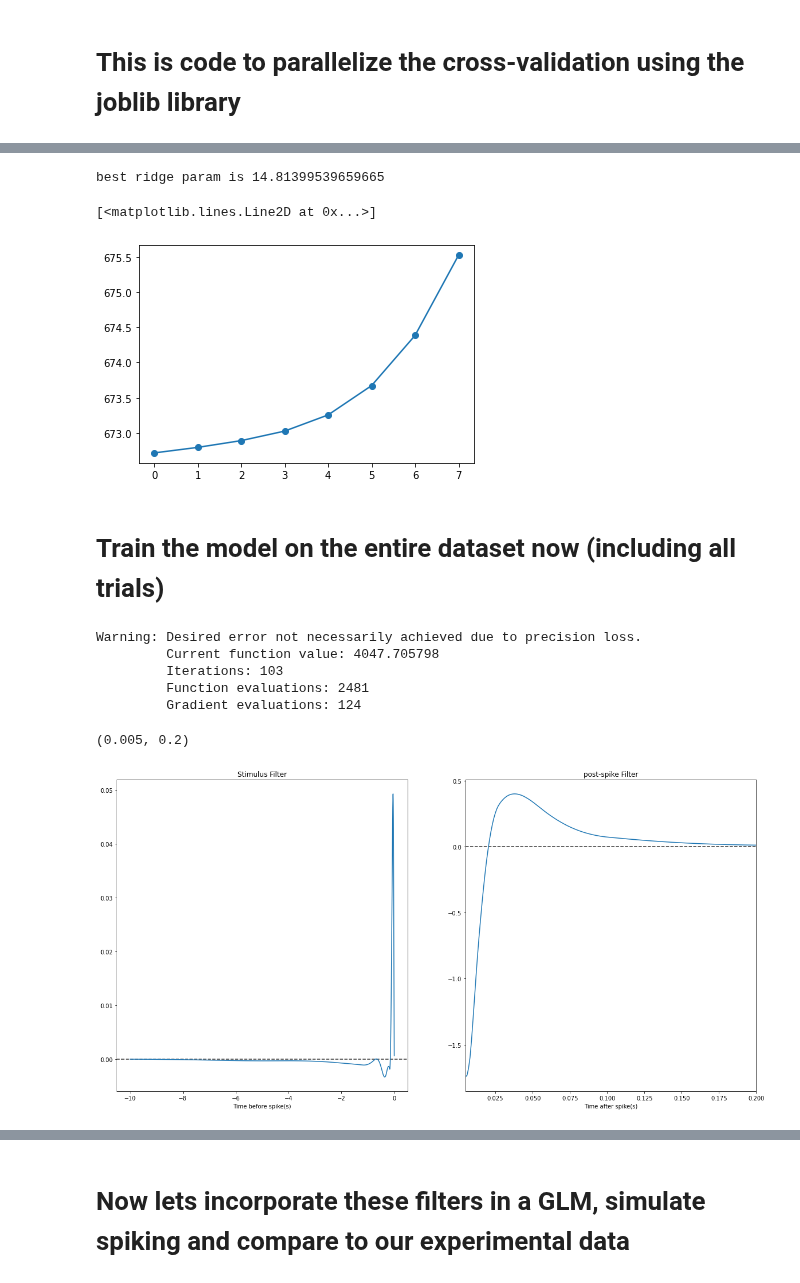
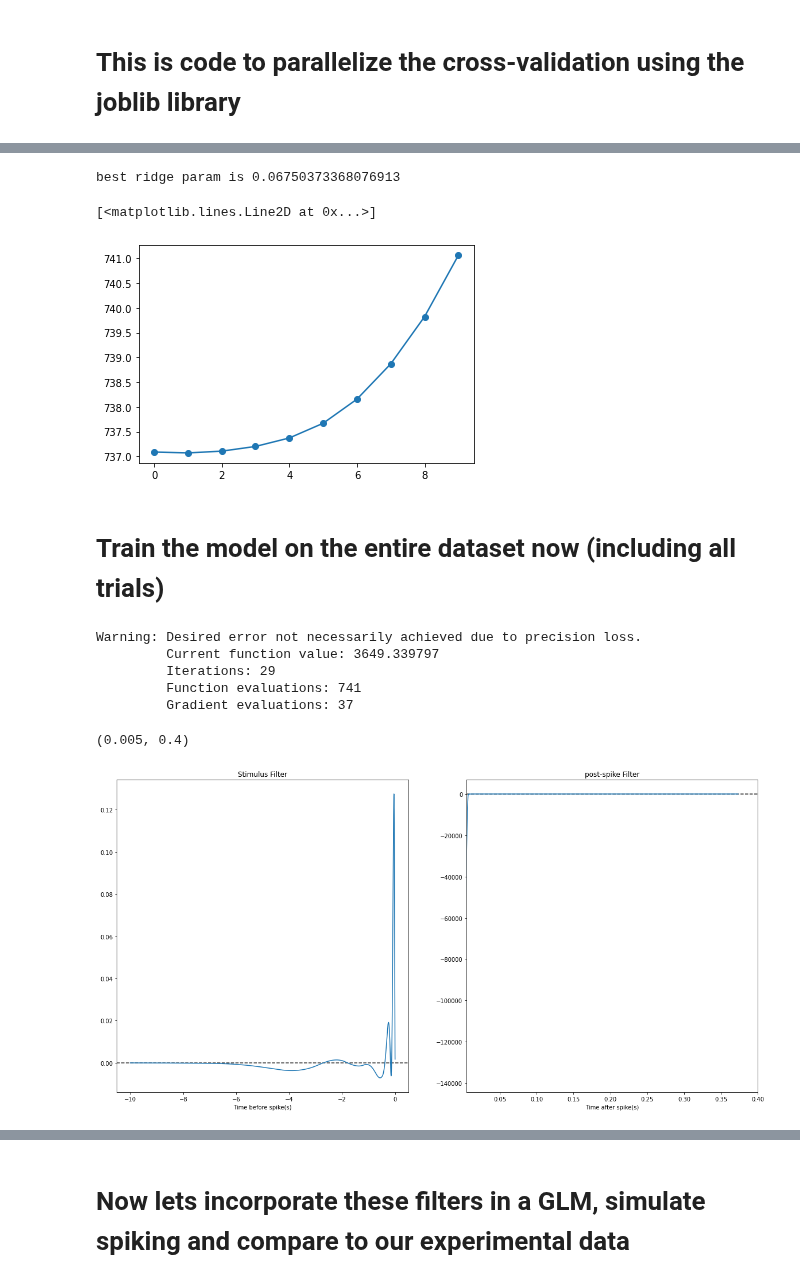
Before and after one commit to davidfox87/neuro_encoding_models, a Jupyter notebook: fitting_spike_train_tutorial.ipynb, the cells around one changed output, grey strips where cells are left out. Drawn from its saved outputs; the diff is of its cells as text; code cells hidden in the pictures.

```diff
--- a/fitting_spike_train_tutorial.ipynb
+++ b/fitting_spike_train_tutorial.ipynb
@@ -104,12 +104,14 @@ This is what we can minimize in our code, we want to find the weights on the fil
 ## Lets demonstrate this with an example
 I'll start by loading 5 trials of spike train responses of a PN to an optogenetic chirp stimulus
 # %%
-cell_idx = 6
+cell_idx = 9
 cell = "pn" + str(cell_idx)
 prefix = '/content/drive/MyDrive/temporal_filter_data_files_for_colab/PN/'
 response = prefix + '{}SpTimes_reverseChirp.mat'.format(cell, '.txt')
 stim, sps, dt = load_spk_times2('datasets/stim.txt', response, dt=0.001)
 
+sps = sps[:, [0, 1, 3, 4]]
+
 # normalize stimulus between 0 and 1
 scaler = MinMaxScaler()
 stim = scaler.fit_transform(stim)
@@ -319,6 +270,8 @@ This means that k-fold cross-validation involves fitting and evaluating k models
 # %% [markdown]
 # This is code to parallelize the cross-validation using the joblib library
 # %%
+# really need to initialize fitting with Spike-triggered average
+
 from joblib import Parallel, delayed
 
 # Now perform MAP fitting with ridge regression
@@ -331,7 +284,7 @@ lamvals = np.logspace(-5, 5, num=nlam, base=2)
 Imat = np.eye(stim_basis.nbases + spike_basis.nbases + 1)
 Imat[0, 0] = 0
 
-prs = np.random.normal(0, 0.1, stim_basis.nbases + spike_basis.nbases + 1)
+prs = np.random.normal(0, 0.01, stim_basis.nbases + spike_basis.nbases + 1)
 res = minimize(neg_log_lik, prs, args=(stim_basis.nbases, folds_xtrain[0], folds_ytrain[0], 1),
         options={'disp': True, 'maxiter': 500})
 
@@ -399,9 +352,9 @@ imin = np.argmin(all_out)
 print("best ridge param is {}".format(lamvals[imin]))
 plt.plot(all_out, 'o-')
 # %% [output]
-best ridge param is 14.81399539659665
+best ridge param is 0.06750373368076913
 [<matplotlib.lines.Line2D at 0x...>]
-[figure, old version]
+[figure, new version]
 # %% [markdown]
 # Train the model on the entire dataset now (including all trials)
 # %%
@@ -417,32 +370,34 @@ wmap = mapfit_GLM(wmap, stim_basis.nbases, X, y, lamvals[imin]*Imat, 1)
 d = dm.get_regressor_from_output(wmap)
 # %% [output]
 Warning: Desired error not necessarily achieved due to precision loss.
-         Current function value: 4047.705798
-         Iterations: 103
-         Function evaluations: 2481
-         Gradient evaluations: 124
+         Current function value: 3649.339797
+         Iterations: 29
+         Function evaluations: 741
+         Gradient evaluations: 37
+# %%
+d = dm.get_regressor_from_output(wmap)
 # %%
 
 dc = wmap[0]
 k = d['stim'][1]
 kt = d['stim'][0] * dt
 h = d['sptrain'][1]
 ht = d['sptrain'][0] * dt
 
 figure, ax = plt.subplots(1, 2, figsize=[20, 10])
 ax[0].plot(kt, k)
 ax[1].plot(ht, h)
 ax[0].axhline(0, color=".2", linestyle="--", zorder=1)
 ax[1].axhline(0, color=".2", linestyle="--", zorder=1)
 ax[0].set_xlabel('Time before spike(s)')
 ax[1].set_xlabel('Time after spike(s)')
 ax[0].set_title('Stimulus Filter')
 ax[1].set_title('post-spike Filter')
-ax[1].set_xlim(0.005, 0.2)
+ax[1].set_xlim(0.005, 0.4)
 #ax[0].set_xlim(-2, 0)
 # %% [output]
-(0.005, 0.2)
+(0.005, 0.4)
-[figure, old version]
+[figure, new version]
 # %%
 from numpy import linalg as LA
 fig, ax = plt.subplots(1, 2, figsize=[20, 10])
```
Also changed, not shown: parts of 9 cells of this notebook.
